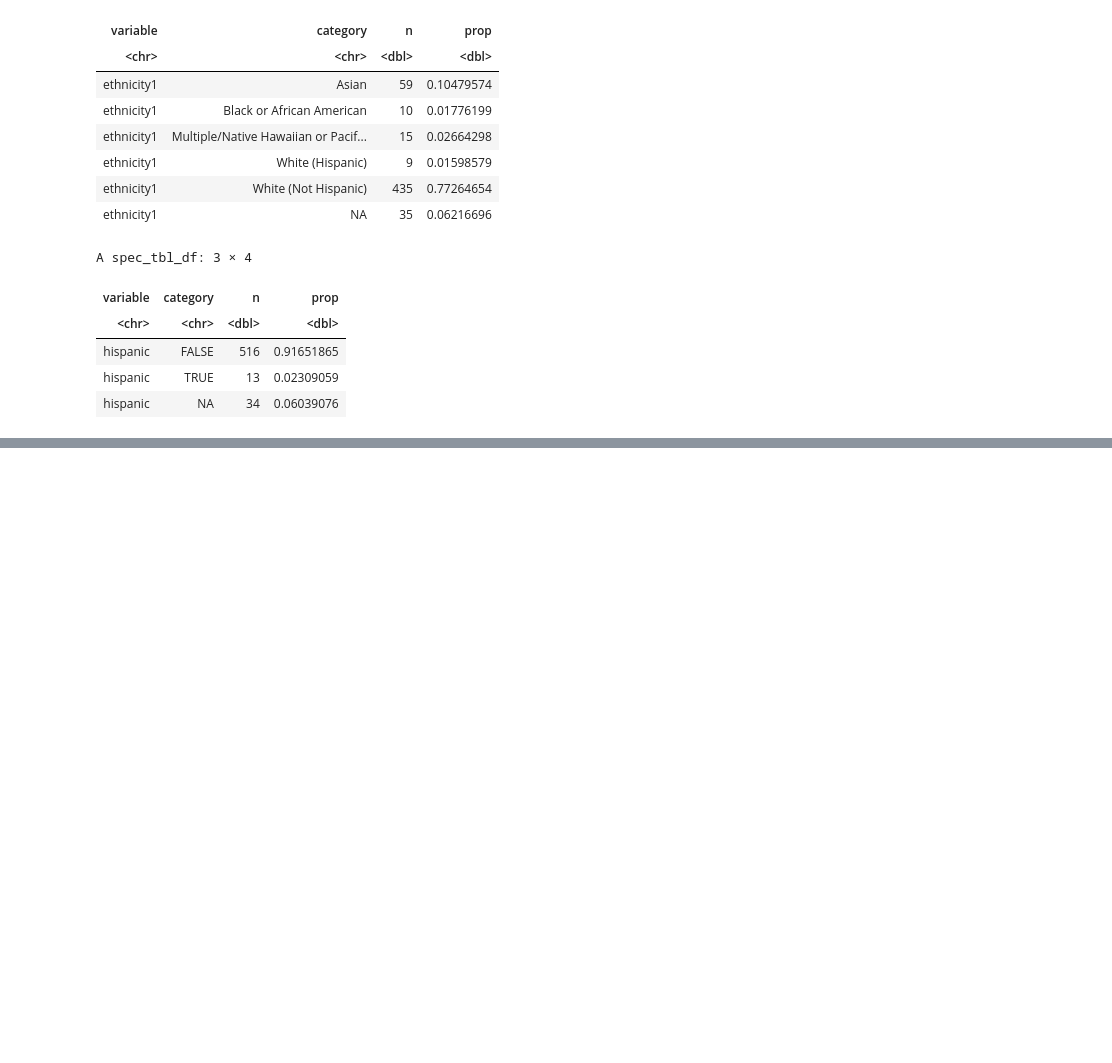
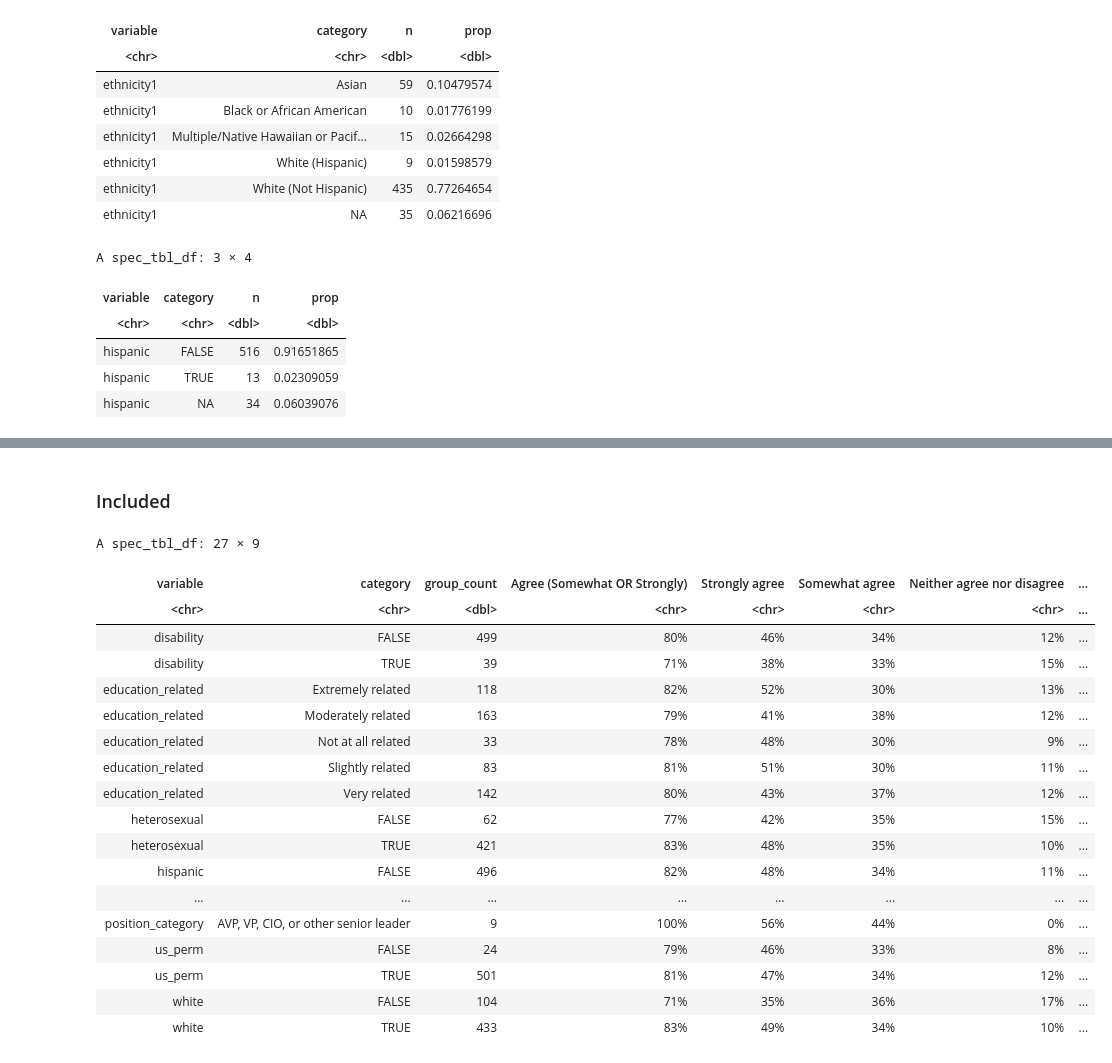
Before and after one commit to CaRCC/CaRCC-RCD-Census-Paper-PEARC22-data, a Jupyter notebook: public_analysis.ipynb, the cells around one changed output, grey strips where cells are left out. Cells and saved outputs as stored; diff of their text form; code cells hidden in the pictures; blank space fills up the shorter version.

```diff
--- a/public_analysis.ipynb
+++ b/public_analysis.ipynb
@@ -158,0 +914,24 @@ A spec_tbl_df: 3 × 4
+# %% [markdown]
+### Included
+# %%
+inclusion
+# %% [output]
+A spec_tbl_df: 27 × 9
+| variable | category | group_count | Agree (Somewhat OR Strongly) | Strongly agree | Somewhat agree | Neither agree nor disagree | ... |
+| <chr> | <chr> | <dbl> | <chr> | <chr> | <chr> | <chr> | ... |
+| disability | FALSE | 499 | 80% | 46% | 34% | 12% | ... |
+| disability | TRUE | 39 | 71% | 38% | 33% | 15% | ... |
+| education_related | Extremely related | 118 | 82% | 52% | 30% | 13% | ... |
+| education_related | Moderately related | 163 | 79% | 41% | 38% | 12% | ... |
+| education_related | Not at all related | 33 | 78% | 48% | 30% | 9% | ... |
+| education_related | Slightly related | 83 | 81% | 51% | 30% | 11% | ... |
+| education_related | Very related | 142 | 80% | 43% | 37% | 12% | ... |
+| heterosexual | FALSE | 62 | 77% | 42% | 35% | 15% | ... |
+| heterosexual | TRUE | 421 | 83% | 48% | 35% | 10% | ... |
+| hispanic | FALSE | 496 | 82% | 48% | 34% | 11% | ... |
+| ... | ... | ... | ... | ... | ... | ... | ... |
+| position_category | AVP, VP, CIO, or other senior leader | 9 | 100% | 56% | 44% | 0% | ... |
+| us_perm | FALSE | 24 | 79% | 46% | 33% | 8% | ... |
+| us_perm | TRUE | 501 | 81% | 47% | 34% | 12% | ... |
+| white | FALSE | 104 | 71% | 35% | 36% | 17% | ... |
+| white | TRUE | 433 | 83% | 49% | 34% | 10% | ... |
```
Also changed, not shown: parts of 82 cells of this notebook.
